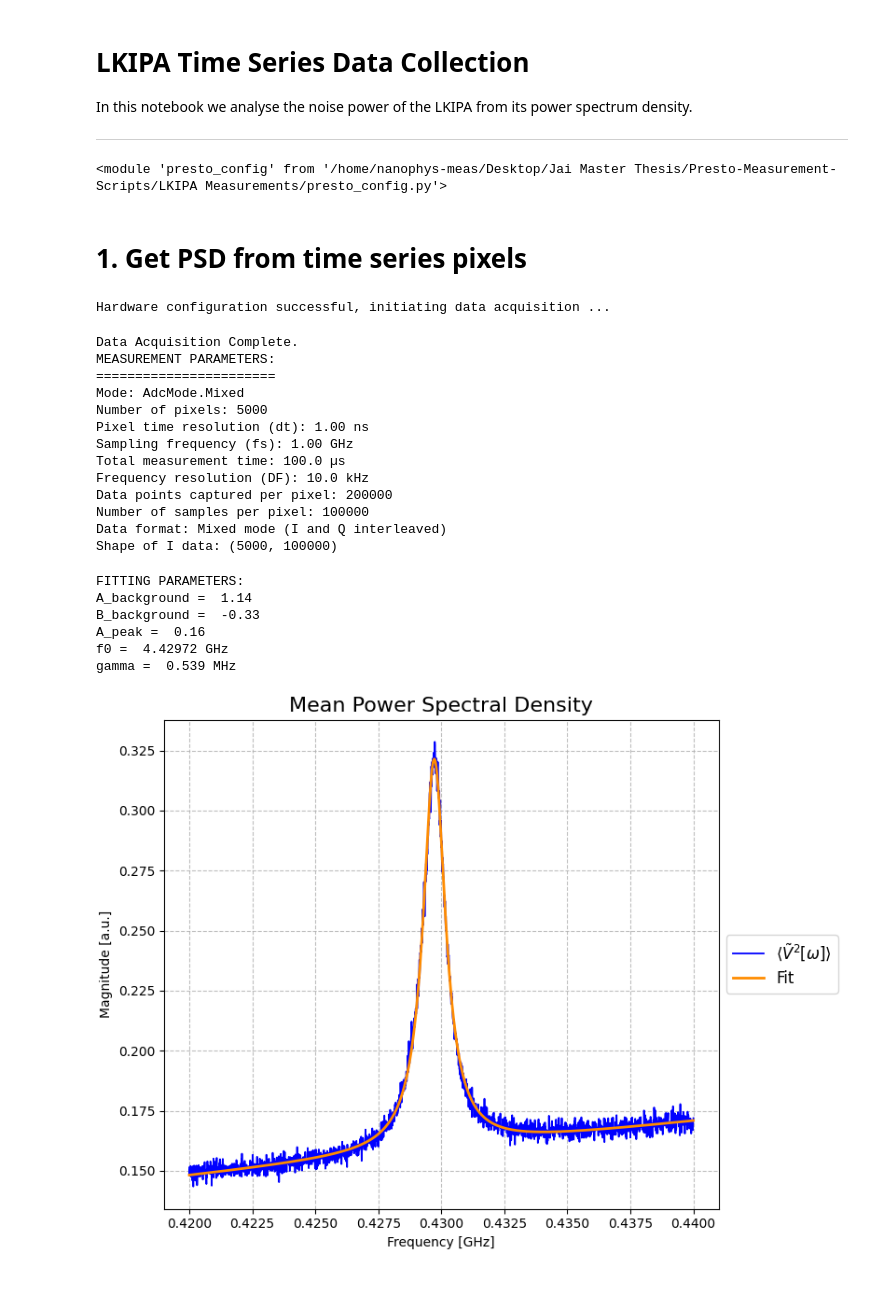
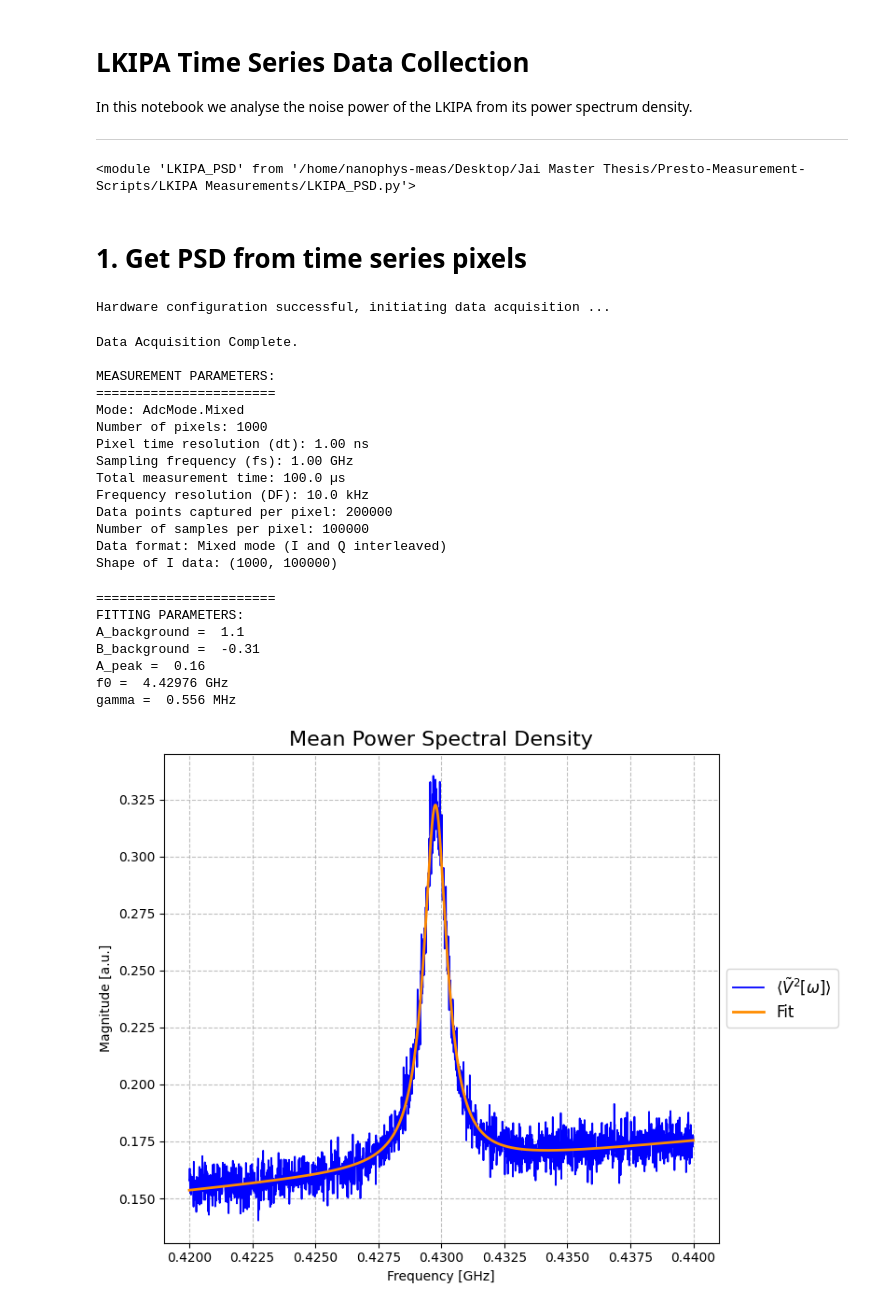
Before and after one commit to jaianandiyer690/Presto-Measurement-Scripts, a Jupyter notebook: LKIPA Measurements/LKIPA PUMP OFF PSD Analysis.ipynb, the cells around one changed output. Cells and saved outputs as stored; diff of their text form; code cells hidden in the pictures.

```diff
--- a/LKIPA Measurements/LKIPA PUMP OFF PSD Analysis.ipynb
+++ b/LKIPA Measurements/LKIPA PUMP OFF PSD Analysis.ipynb
@@ -19,43 +19,44 @@ from presto import test
 from presto import lockin, utils
 from presto.hardware import AdcMode, DacMode, AdcFSample, DacFSample
 import importlib
-import presto_config as pc
-importlib.reload(pc)
+import LKIPA_PSD as psd
+importlib.reload(psd)
 # %% [output]
-<module 'presto_config' from '/home/nanophys-meas/Desktop/Jai Master Thesis/Presto-Measurement-Scripts/LKIPA Measurements/presto_config.py'>
+<module 'LKIPA_PSD' from '/home/nanophys-meas/Desktop/Jai Master Thesis/Presto-Measurement-Scripts/LKIPA Measurements/LKIPA_PSD.py'>
 # %% [markdown]
 # 1. Get PSD from time series pixels
 # %%
 # DATA ACQUISITION
-data_all, dt, fs, n_samples = pc.data_acquisition(
-            address=pc.ADDRESS,
-            port=pc.PORT,
-            converter_configuration=pc.CONVERTER_CONFIGURATION,
-            input_port=pc.INPUT_PORT,
-            adc_att=pc.ADC_ATT,
-            input_nco=pc.INPUT_NCO,
-            output_port=pc.FLUX_PORT,
-            dac_curr=pc.DAC_CURR,
-            amp=pc.PUMP_AMP,
-            freq=pc.PUMP_FREQ,
-            phasei=pc.PHASEI,
-            phaseq=pc.PHASEQ,
-            output_nco=pc.PUMP_NCO,
-            df=pc.DF,
-            dcb_port=pc.DC_PORT,
-            dcb_amp=pc.DC_BIAS,
-            n_pix=pc.N_PIX
+data_all, dt, fs, n_samples, myrun = psd.data_acquisition(
+            address=psd.ADDRESS,
+            port=psd.PORT,
+            converter_configuration=psd.CONVERTER_CONFIGURATION,
+            input_port=psd.INPUT_PORT,
+            adc_att=psd.ADC_ATT,
+            input_nco=psd.INPUT_NCO,
+            output_port=psd.FLUX_PORT,
+            dac_curr=psd.DAC_CURR,
+            amp=psd.PUMP_AMP,
+            freq=psd.PUMP_FREQ,
+            phasei=psd.PHASEI,
+            phaseq=psd.PHASEQ,
+            output_nco=psd.PUMP_NCO,
+            df=psd.DF,
+            dcb_port=psd.DC_PORT,
+            dcb_amp=psd.DC_BIAS,
+            n_pix=psd.N_PIX
         )
 
 # REMOVE DC COMPONENT AND UNTWIST I\Q quadratures
-I_all = pc.remove_DC(data_all=data_all)
+I_all = psd.remove_DC(data_all=data_all)
 # %% [output]
 Hardware configuration successful, initiating data acquisition ...
 Data Acquisition Complete.
+
 MEASUREMENT PARAMETERS:
 =======================
 Mode: AdcMode.Mixed
-Number of pixels: 5000
+Number of pixels: 1000
 Pixel time resolution (dt): 1.00 ns
 Sampling frequency (fs): 1.00 GHz
 Total measurement time: 100.0 µs
@@ -63,33 +64,34 @@ Frequency resolution (DF): 10.0 kHz
 Data points captured per pixel: 200000
 Number of samples per pixel: 100000
 Data format: Mixed mode (I and Q interleaved)
-Shape of I data: (5000, 100000)
+Shape of I data: (1000, 100000)
 # %%
 # GET POWER SPECTRAL DENSITY
-PSD_avg, f_arr, t_arr = pc.get_PSD_avg(
+PSD_avg, f_arr, t_arr = psd.get_PSD_avg(
     I_all=I_all,
     n_samples=n_samples,
     dt=dt
 )
 
 # SELECT BANDWIDTH
-PSD_bw, f_bw = pc.get_PSD_bw(
+PSD_bw, f_bw = psd.get_PSD_bw(
     PSD_avg=PSD_avg,
     f_arr=f_arr,
     f_L=0.42,
     f_R=0.44
 )
 
 # PLOT PSD
-pc.plot_PSD_bw(
+psd.plot_PSD_bw(
     PSD_bandwidth=PSD_bw,
     f_arr_bandwidth=f_bw
 )
 # %% [output]
+=======================
 FITTING PARAMETERS:
-A_background =  1.14
-B_background =  -0.33
+A_background =  1.1
+B_background =  -0.31
 A_peak =  0.16
-f0 =  4.42972 GHz
-gamma =  0.539 MHz
+f0 =  4.42976 GHz
+gamma =  0.556 MHz
-[figure, old version]
+[figure, new version]
```
Also changed, not shown: 4 other files.
